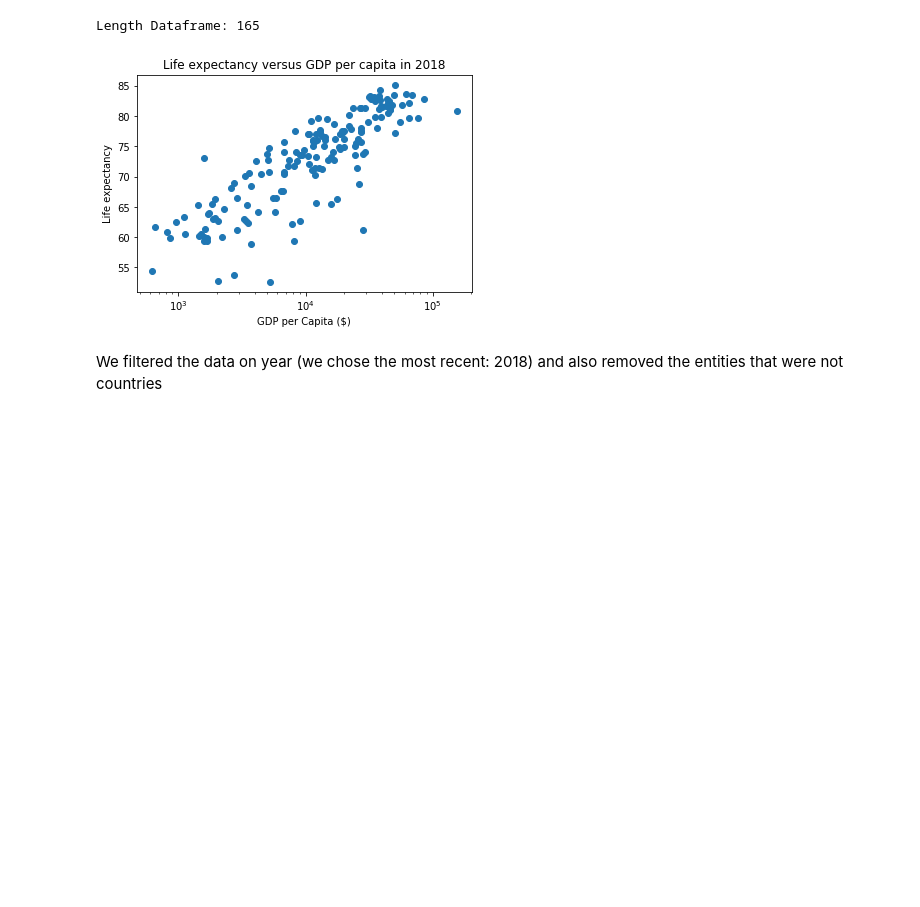
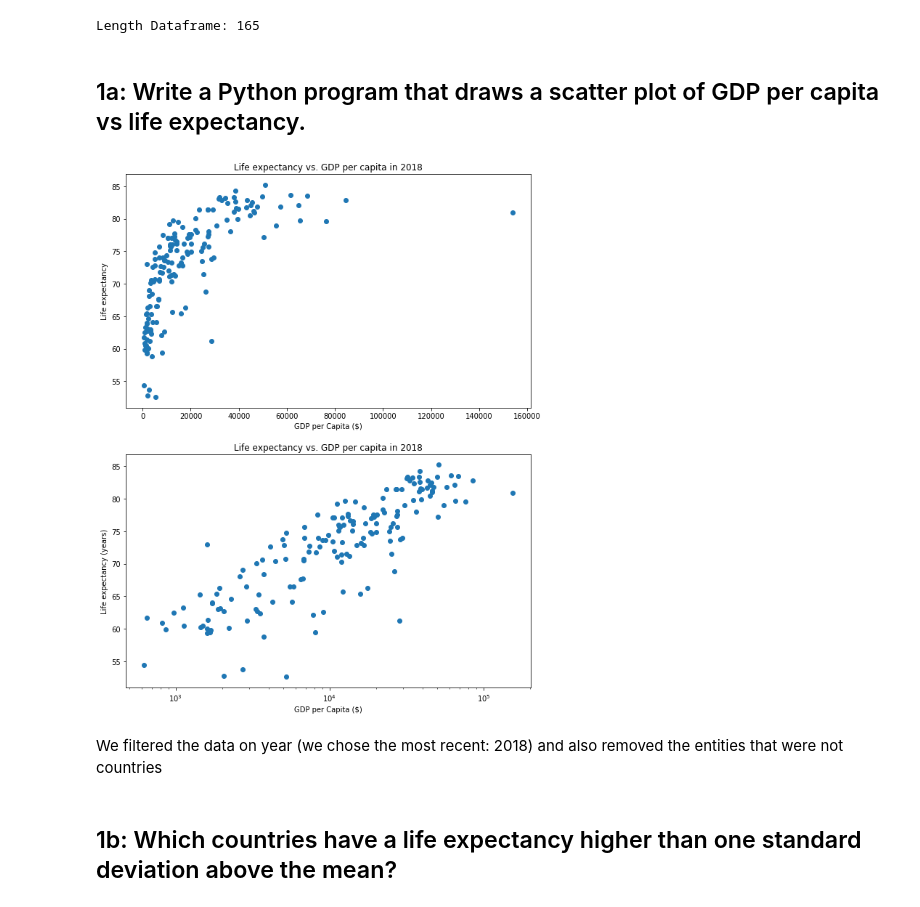
Before and after one commit to larissablom/Intro-Data-Science-and-AI, a Jupyter notebook: assignment1/Assignment 1.ipynb, the cells around one changed output. Drawn from its saved outputs; the diff is of its cells as text; code cells hidden in the pictures; blank space fills up the shorter version.

```diff
--- a/assignment1/Assignment 1.ipynb
+++ b/assignment1/Assignment 1.ipynb
@@ -31,14 +30,24 @@ life_exp = np.array(df['Life expectancy at birth (historical)'])
 # %% [output]
 Length Dataframe: 165
-# %%
-# Assignment 1a
-
-plt.scatter(gdp_capita, life_exp)
-plt.title("Life expectancy versus GDP per capita in 2018")
-plt.xlabel("GDP per Capita ($)")
-plt.ylabel("Life expectancy")
-plt.xscale('log')
-# %% [output]
-[figure, removed]
+# %% [markdown]
+## 1a: Write a Python program that draws a scatter plot of GDP per capita vs life expectancy.
+# %%
+# Assignment 1a
+
+plt.figure(figsize=(10,13))
+plt.subplot(211)
+plt.scatter(np.array(df['GDP per capita']), np.array(df['Life expectancy at birth (historical)']))
+plt.title("Life expectancy vs. GDP per capita in 2018")
+plt.xlabel("GDP per Capita ($)")
+plt.ylabel("Life expectancy")
+
+plt.subplot(212)
+plt.scatter(np.array(df['GDP per capita']), np.array(df['Life expectancy at birth (historical)']))
+plt.title("Life expectancy vs. GDP per capita in 2018")
+plt.xlabel("GDP per Capita ($)")
+plt.ylabel("Life expectancy (years)")
+plt.xscale('log')
+# %% [output]
+[figure, added]
 # %% [markdown]
 We filtered the data on year (we chose the most recent: 2018) and also removed the entities that were not countries
@@ -65,0 +54,2 @@ life = pd.read_csv("life-expectancy.csv")
+# %% [markdown]
+## 1b: Which countries have a life expectancy higher than one standard deviation above the mean?
```
Also changed, not shown: parts of 22 cells of this notebook.
